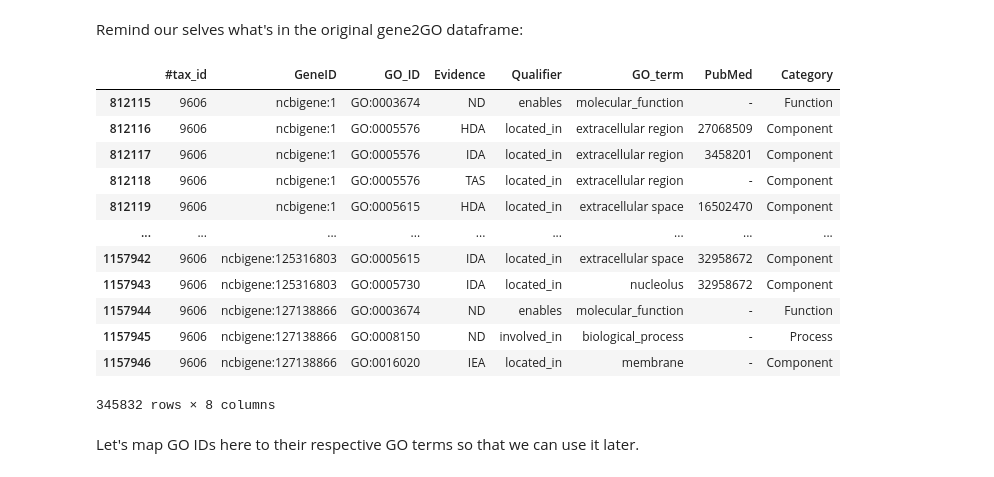
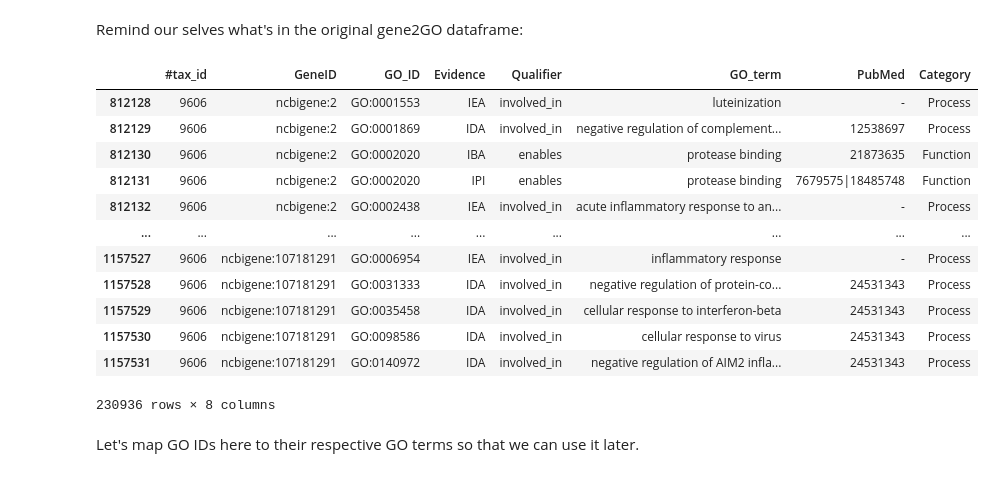
Before and after one commit to laurendelong21/MoA-Net, a Jupyter notebook: notebooks/enrichment.ipynb, the cells around one changed output. Drawn from its saved outputs; the diff is of its cells as text; code cells hidden in the pictures.

```diff
--- a/notebooks/enrichment.ipynb
+++ b/notebooks/enrichment.ipynb
@@ -147,21 +145,21 @@ filtered_df.to_csv('../data/mappings/in_kg_go_terms.tsv', sep='\t', index=False)
 # %% [markdown]
 Remind our selves what's in the original gene2GO dataframe:
-# %%
-process_df
-# %% [output]
-|  | #tax_id | GeneID | GO_ID | Evidence | Qualifier | GO_term | PubMed | Category |
-| 812115 | 9606 | ncbigene:1 | GO:0003674 | ND | enables | molecular_function | - | Function |
-| 812116 | 9606 | ncbigene:1 | GO:0005576 | HDA | located_in | extracellular region | 27068509 | Component |
-| 812117 | 9606 | ncbigene:1 | GO:0005576 | IDA | located_in | extracellular region | 3458201 | Component |
-| 812118 | 9606 | ncbigene:1 | GO:0005576 | TAS | located_in | extracellular region | - | Component |
-| 812119 | 9606 | ncbigene:1 | GO:0005615 | HDA | located_in | extracellular space | 16502470 | Component |
-| ... | ... | ... | ... | ... | ... | ... | ... | ... |
-| 1157942 | 9606 | ncbigene:125316803 | GO:0005615 | IDA | located_in | extracellular space | 32958672 | Component |
-| 1157943 | 9606 | ncbigene:125316803 | GO:0005730 | IDA | located_in | nucleolus | 32958672 | Component |
-| 1157944 | 9606 | ncbigene:127138866 | GO:0003674 | ND | enables | molecular_function | - | Function |
-| 1157945 | 9606 | ncbigene:127138866 | GO:0008150 | ND | involved_in | biological_process | - | Process |
-| 1157946 | 9606 | ncbigene:127138866 | GO:0016020 | IEA | located_in | membrane | - | Component |
-345832 rows × 8 columns
+# %%
+filtered_df
+# %% [output]
+|  | #tax_id | GeneID | GO_ID | Evidence | Qualifier | GO_term | PubMed | Category |
+| 812128 | 9606 | ncbigene:2 | GO:0001553 | IEA | involved_in | luteinization | - | Process |
+| 812129 | 9606 | ncbigene:2 | GO:0001869 | IDA | involved_in | negative regulation of complement... | 12538697 | Process |
+| 812130 | 9606 | ncbigene:2 | GO:0002020 | IBA | enables | protease binding | 21873635 | Function |
+| 812131 | 9606 | ncbigene:2 | GO:0002020 | IPI | enables | protease binding | 7679575|18485748 | Function |
+| 812132 | 9606 | ncbigene:2 | GO:0002438 | IEA | involved_in | acute inflammatory response to an... | - | Process |
+| ... | ... | ... | ... | ... | ... | ... | ... | ... |
+| 1157527 | 9606 | ncbigene:107181291 | GO:0006954 | IEA | involved_in | inflammatory response | - | Process |
+| 1157528 | 9606 | ncbigene:107181291 | GO:0031333 | IDA | involved_in | negative regulation of protein-co... | 24531343 | Process |
+| 1157529 | 9606 | ncbigene:107181291 | GO:0035458 | IDA | involved_in | cellular response to interferon-beta | 24531343 | Process |
+| 1157530 | 9606 | ncbigene:107181291 | GO:0098586 | IDA | involved_in | cellular response to virus | 24531343 | Process |
+| 1157531 | 9606 | ncbigene:107181291 | GO:0140972 | IDA | involved_in | negative regulation of AIM2 infla... | 24531343 | Process |
+230936 rows × 8 columns
 # %% [markdown]
 Let's map GO IDs here to their respective GO terms so that we can use it later.
 # %%
```
Also changed, not shown: parts of 41 cells of this notebook.
